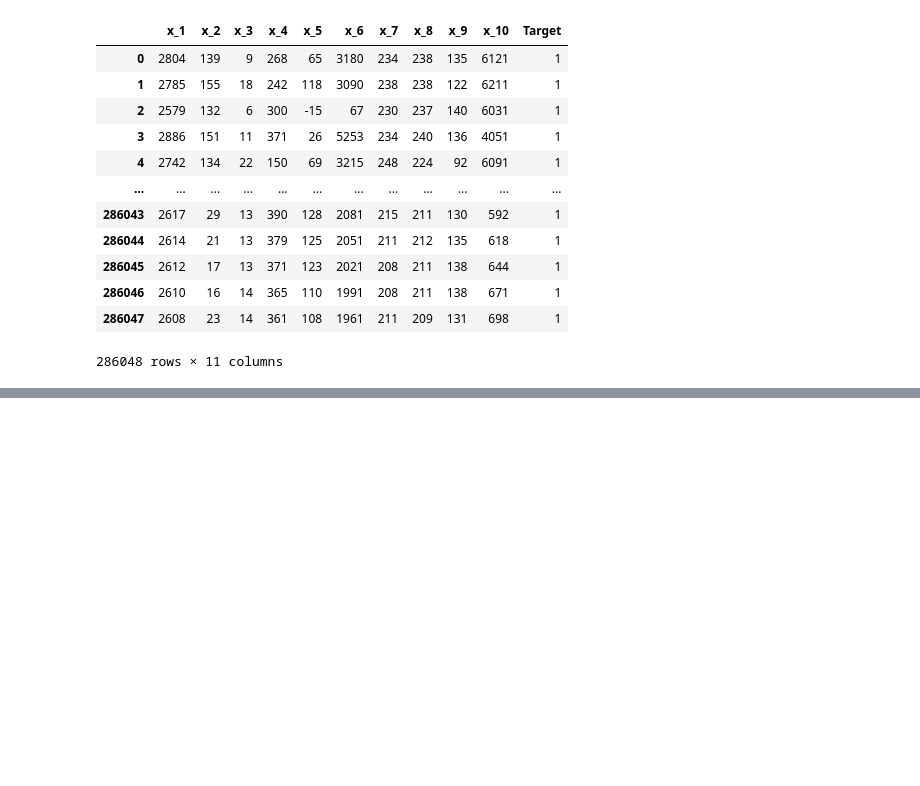
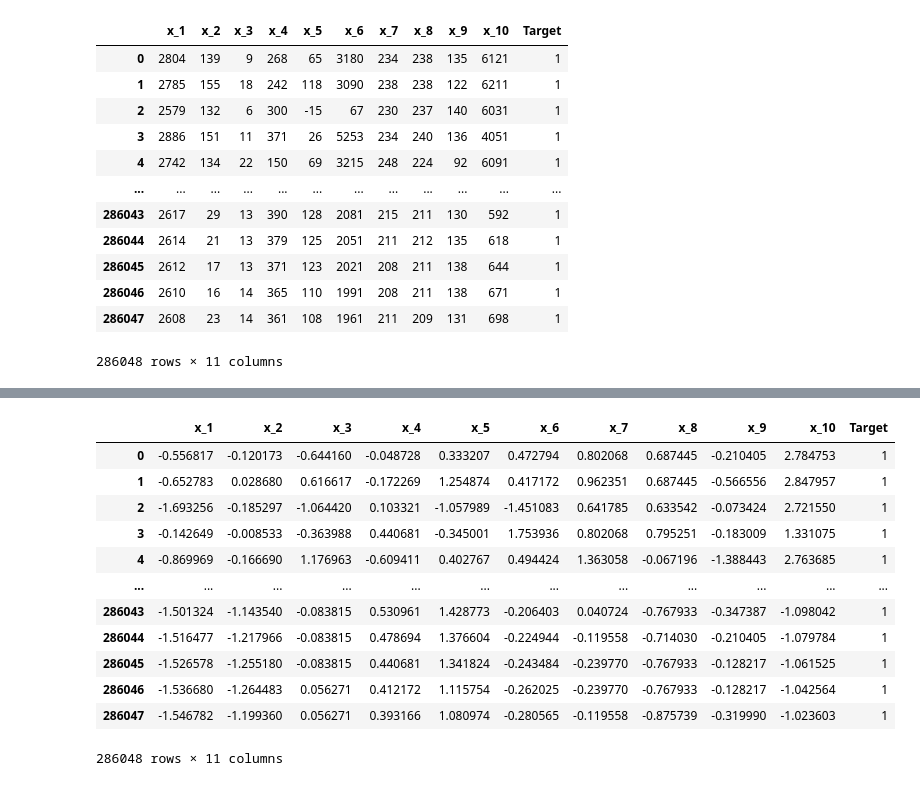
Before and after one commit to MegaCookies88/ML-Project-OutlierDetection, a Jupyter notebook: SVM_Accuracy.ipynb, the cells around one changed output, grey strips where cells are left out. Drawn from its saved outputs; the diff is of its cells as text; code cells hidden in the pictures; blank space fills up the shorter version.

Commit message:
forest cover data - test

```diff
--- a/SVM_Accuracy.ipynb
+++ b/SVM_Accuracy.ipynb
@@ -149 +151,22 @@ Miss Classification error = 10.62 % - Accuracy = 89.38 %
+# %%
+# Forest Cover -> too slow
+
+# Standarize suggested by sklearn method
+df2 = df2.apply(lambda c: c if c.name=='Target' else scale(c))
+
+df2
+# %% [output]
+|  | x_1 | x_2 | x_3 | x_4 | x_5 | x_6 | x_7 | x_8 | x_9 | x_10 | Target |
+| 0 | -0.556817 | -0.120173 | -0.644160 | -0.048728 | 0.333207 | 0.472794 | 0.802068 | 0.687445 | -0.210405 | 2.784753 | 1 |
+| 1 | -0.652783 | 0.028680 | 0.616617 | -0.172269 | 1.254874 | 0.417172 | 0.962351 | 0.687445 | -0.566556 | 2.847957 | 1 |
+| 2 | -1.693256 | -0.185297 | -1.064420 | 0.103321 | -1.057989 | -1.451083 | 0.641785 | 0.633542 | -0.073424 | 2.721550 | 1 |
+| 3 | -0.142649 | -0.008533 | -0.363988 | 0.440681 | -0.345001 | 1.753936 | 0.802068 | 0.795251 | -0.183009 | 1.331075 | 1 |
+| 4 | -0.869969 | -0.166690 | 1.176963 | -0.609411 | 0.402767 | 0.494424 | 1.363058 | -0.067196 | -1.388443 | 2.763685 | 1 |
+| ... | ... | ... | ... | ... | ... | ... | ... | ... | ... | ... | ... |
+| 286043 | -1.501324 | -1.143540 | -0.083815 | 0.530961 | 1.428773 | -0.206403 | 0.040724 | -0.767933 | -0.347387 | -1.098042 | 1 |
+| 286044 | -1.516477 | -1.217966 | -0.083815 | 0.478694 | 1.376604 | -0.224944 | -0.119558 | -0.714030 | -0.210405 | -1.079784 | 1 |
+| 286045 | -1.526578 | -1.255180 | -0.083815 | 0.440681 | 1.341824 | -0.243484 | -0.239770 | -0.767933 | -0.128217 | -1.061525 | 1 |
+| 286046 | -1.536680 | -1.264483 | 0.056271 | 0.412172 | 1.115754 | -0.262025 | -0.239770 | -0.767933 | -0.128217 | -1.042564 | 1 |
+| 286047 | -1.546782 | -1.199360 | 0.056271 | 0.393166 | 1.080974 | -0.280565 | -0.119558 | -0.875739 | -0.319990 | -1.023603 | 1 |
+286048 rows × 11 columns
 # %%
```
Also changed, not shown: parts of 8 cells of this notebook, 1 other file.
